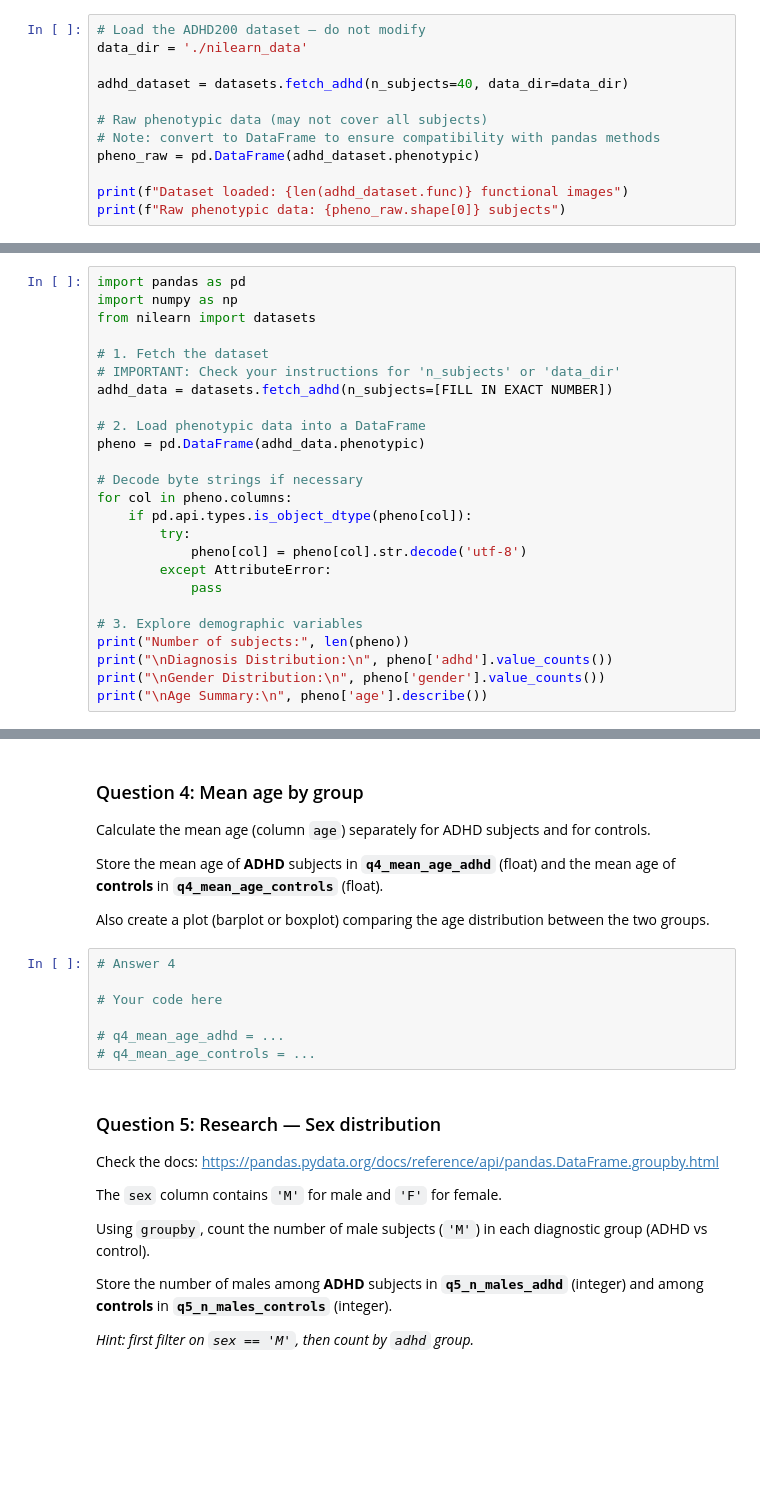
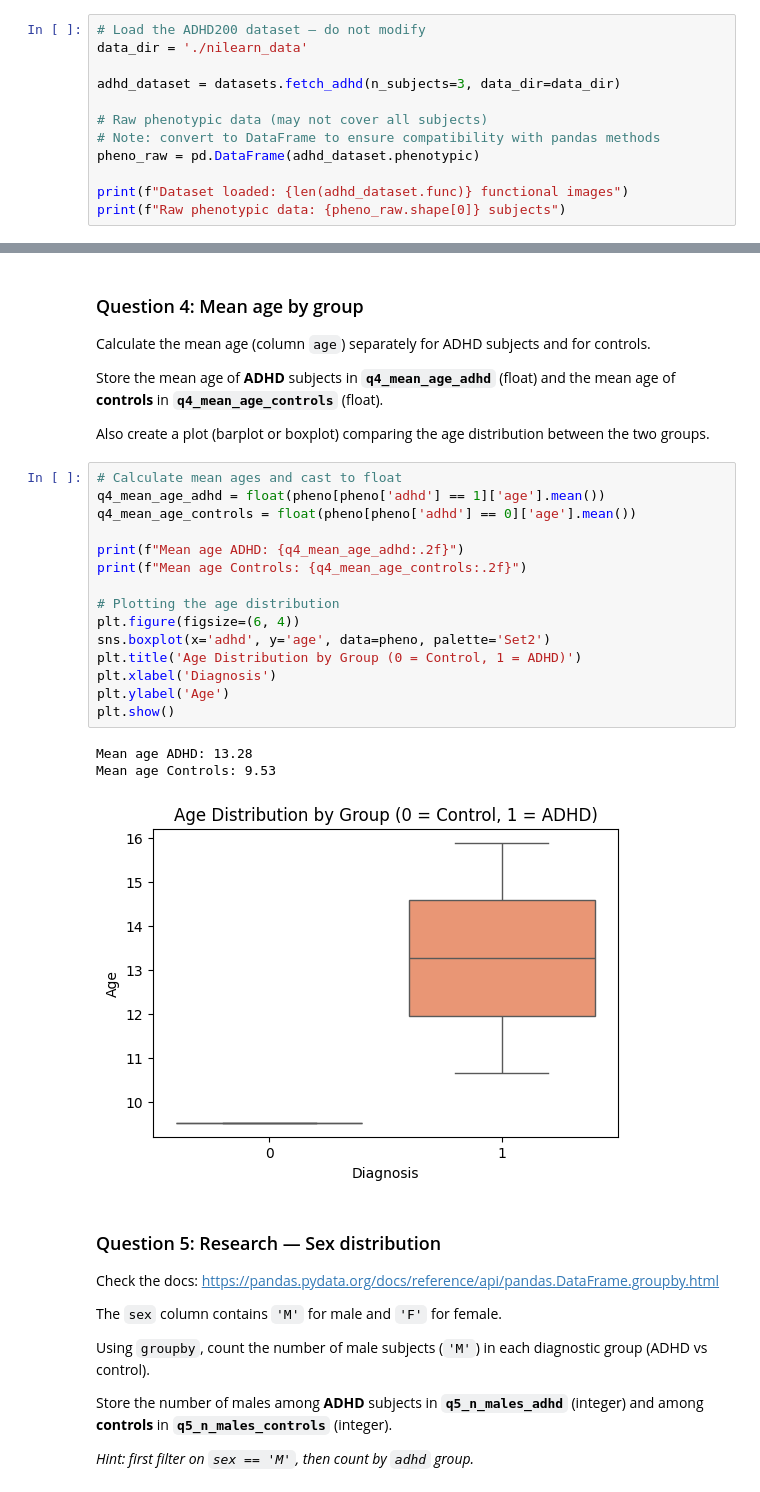
Before and after one commit to DHCLAIRE/BHS-TW_HW, a Jupyter notebook: 2026_HHSA_BHS-TW_HW/ML-fMRI_HW_exercises_adhd.ipynb, the cells around one changed output, grey strips where cells are left out. Drawn from its saved outputs; the diff is of its cells as text; blank space fills up the shorter version.

```diff
--- a/2026_HHSA_BHS-TW_HW/ML-fMRI_HW_exercises_adhd.ipynb
+++ b/2026_HHSA_BHS-TW_HW/ML-fMRI_HW_exercises_adhd.ipynb
@@ -47,7 +53,7 @@ print("Libraries imported successfully.")
 # Load the ADHD200 dataset — do not modify
 data_dir = './nilearn_data'
 
-adhd_dataset = datasets.fetch_adhd(n_subjects=40, data_dir=data_dir)
+adhd_dataset = datasets.fetch_adhd(n_subjects=3, data_dir=data_dir)
 
 # Raw phenotypic data (may not cover all subjects)
 # Note: convert to DataFrame to ensure compatibility with pandas methods
@@ -93,28 +105,3 @@ Store this integer in **`q1_n_subjects`**.
-# %%
-import pandas as pd
-import numpy as np
-from nilearn import datasets
-
-# 1. Fetch the dataset
-# IMPORTANT: Check your instructions for 'n_subjects' or 'data_dir'
-adhd_data = datasets.fetch_adhd(n_subjects=[FILL IN EXACT NUMBER])
-
-# 2. Load phenotypic data into a DataFrame
-pheno = pd.DataFrame(adhd_data.phenotypic)
-
-# Decode byte strings if necessary
-for col in pheno.columns:
-    if pd.api.types.is_object_dtype(pheno[col]):
-        try:
-            pheno[col] = pheno[col].str.decode('utf-8')
-        except AttributeError:
-            pass
-
-# 3. Explore demographic variables
-print("Number of subjects:", len(pheno))
-print("\nDiagnosis Distribution:\n", pheno['adhd'].value_counts())
-print("\nGender Distribution:\n", pheno['gender'].value_counts())
-print("\nAge Summary:\n", pheno['age'].describe())
 # %% [markdown]
 ### Question 2: Diagnosis distribution
 
@@ -153,12 +137,24 @@ Store the mean age of **ADHD** subjects in **`q4_mean_age_adhd`** (float) and th
 
 Also create a plot (barplot or boxplot) comparing the age distribution between the two groups.
 # %%
-# Answer 4
+# Calculate mean ages and cast to float
+q4_mean_age_adhd = float(pheno[pheno['adhd'] == 1]['age'].mean())
+q4_mean_age_controls = float(pheno[pheno['adhd'] == 0]['age'].mean())
 
-# Your code here
+print(f"Mean age ADHD: {q4_mean_age_adhd:.2f}")
+print(f"Mean age Controls: {q4_mean_age_controls:.2f}")
 
-# q4_mean_age_adhd = ...
-# q4_mean_age_controls = ...
+# Plotting the age distribution
+plt.figure(figsize=(6, 4))
+sns.boxplot(x='adhd', y='age', data=pheno, palette='Set2')
+plt.title('Age Distribution by Group (0 = Control, 1 = ADHD)')
+plt.xlabel('Diagnosis')
+plt.ylabel('Age')
+plt.show()
+# %% [output]
+Mean age ADHD: 13.28
+Mean age Controls: 9.53
+[figure, added]
 # %% [markdown]
 ### Question 5: Research — Sex distribution
 
```
Also changed, not shown: parts of 21 cells of this notebook.
